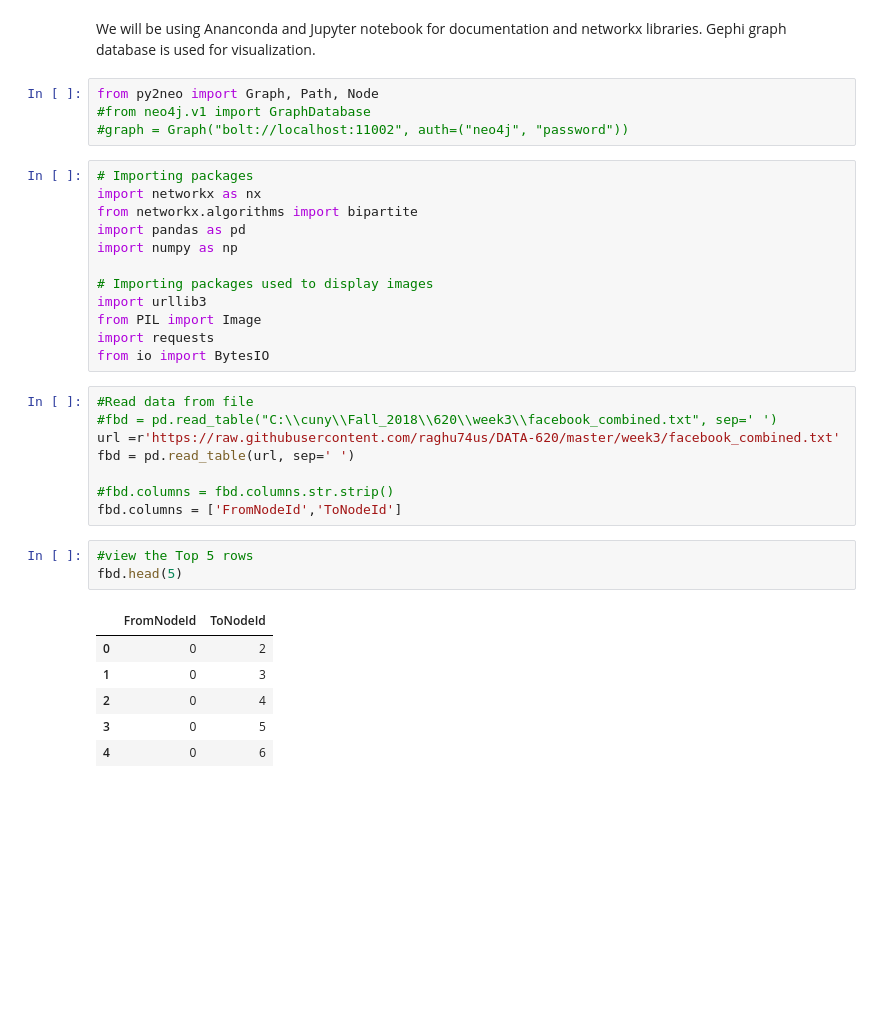
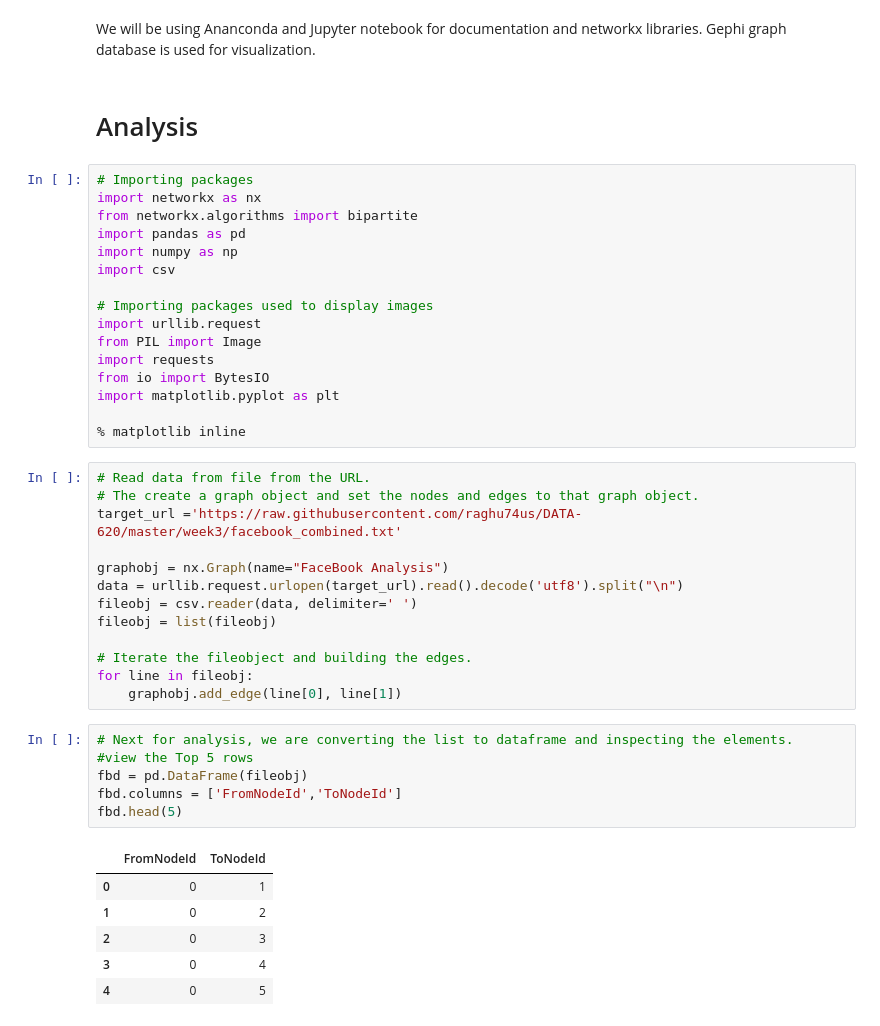
Before and after one commit to raghu74us/DATA-620, a Jupyter notebook: week3/620_assignment2_graph.ipynb, the cells around one changed output. Saved outputs shown, nothing was run; the diff lists cells and outputs as text; blank space fills up the shorter version.

```diff
--- a/week3/620_assignment2_graph.ipynb
+++ b/week3/620_assignment2_graph.ipynb
@@ -26,40 +26,50 @@ The file name is "facebook_combined.txt.gz" and the file description is "Edges f
 # %% [markdown]
 
 We will be using Ananconda and Jupyter notebook for documentation and networkx libraries. Gephi graph database is used for visualization.
-# %%
-from py2neo import Graph, Path, Node
-#from neo4j.v1 import GraphDatabase
-#graph = Graph("bolt://localhost:11002", auth=("neo4j", "password"))
+# %% [markdown]
+# Analysis
 # %%
 # Importing packages
 import networkx as nx
 from networkx.algorithms import bipartite
 import pandas as pd
 import numpy as np
+import csv
 
 # Importing packages used to display images
-import urllib3
+import urllib.request
 from PIL import Image
 import requests
 from io import BytesIO
+import matplotlib.pyplot as plt
+
+% matplotlib inline
-# %%
-#Read data from file
-#fbd = pd.read_table("C:\\cuny\\Fall_2018\\620\\week3\\facebook_combined.txt", sep=' ')
-url =r'https://raw.githubusercontent.com/raghu74us/DATA-620/master/week3/facebook_combined.txt'
-fbd = pd.read_table(url, sep=' ')
-
-#fbd.columns = fbd.columns.str.strip()
-fbd.columns = ['FromNodeId','ToNodeId']
+# %%
+# Read data from file from the URL.
+# The create a graph object and set the nodes and edges to that graph object.
+target_url ='https://raw.githubusercontent.com/raghu74us/DATA-620/master/week3/facebook_combined.txt'
+
+graphobj = nx.Graph(name="FaceBook Analysis")
+data = urllib.request.urlopen(target_url).read().decode('utf8').split("\n")
+fileobj = csv.reader(data, delimiter=' ')
+fileobj = list(fileobj)
+
+# Iterate the fileobject and building the edges.
+for line in fileobj:
+    graphobj.add_edge(line[0], line[1])
 # %%
+# Next for analysis, we are converting the list to dataframe and inspecting the elements.
 #view the Top 5 rows
+fbd = pd.DataFrame(fileobj)
+fbd.columns = ['FromNodeId','ToNodeId']
 fbd.head(5)
 # %% [output]
 |  | FromNodeId | ToNodeId |
-| 0 | 0 | 2 |
-| 1 | 0 | 3 |
-| 2 | 0 | 4 |
-| 3 | 0 | 5 |
-| 4 | 0 | 6 |
+| 0 | 0 | 1 |
+| 1 | 0 | 2 |
+| 2 | 0 | 3 |
+| 3 | 0 | 4 |
+| 4 | 0 | 5 |
 # %%
 #view the Bottom 5 rows
 fbd.tail(5)
```
Also changed, not shown: parts of 21 cells of this notebook.
